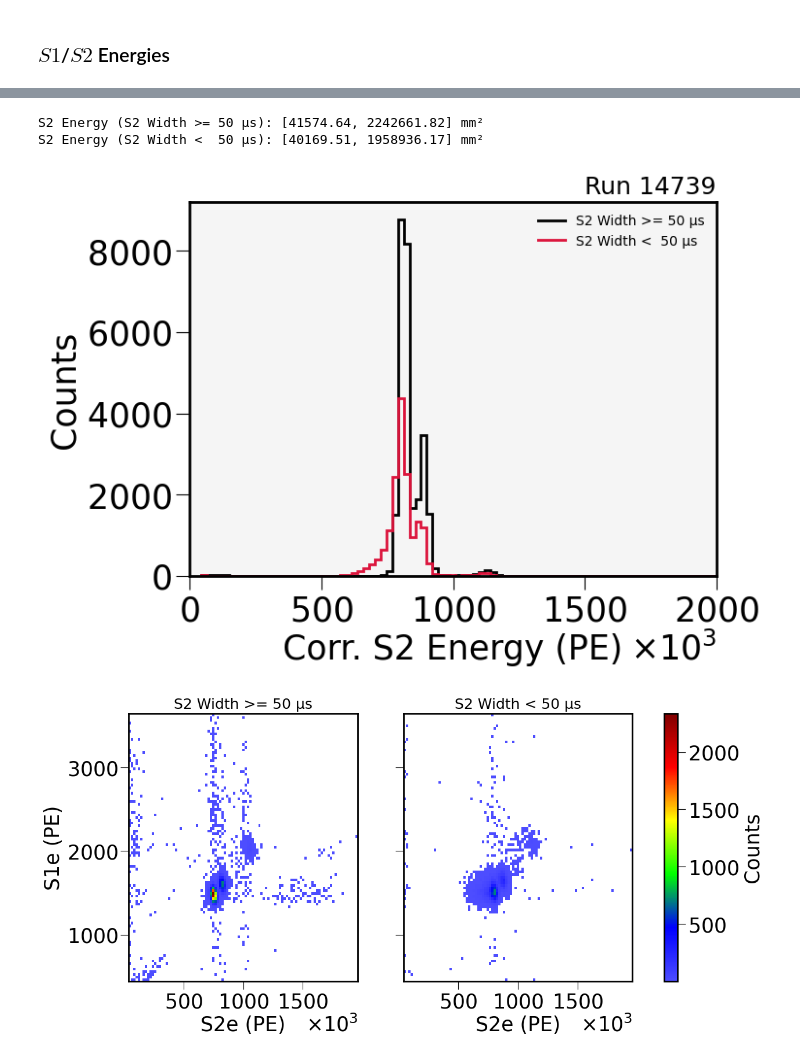
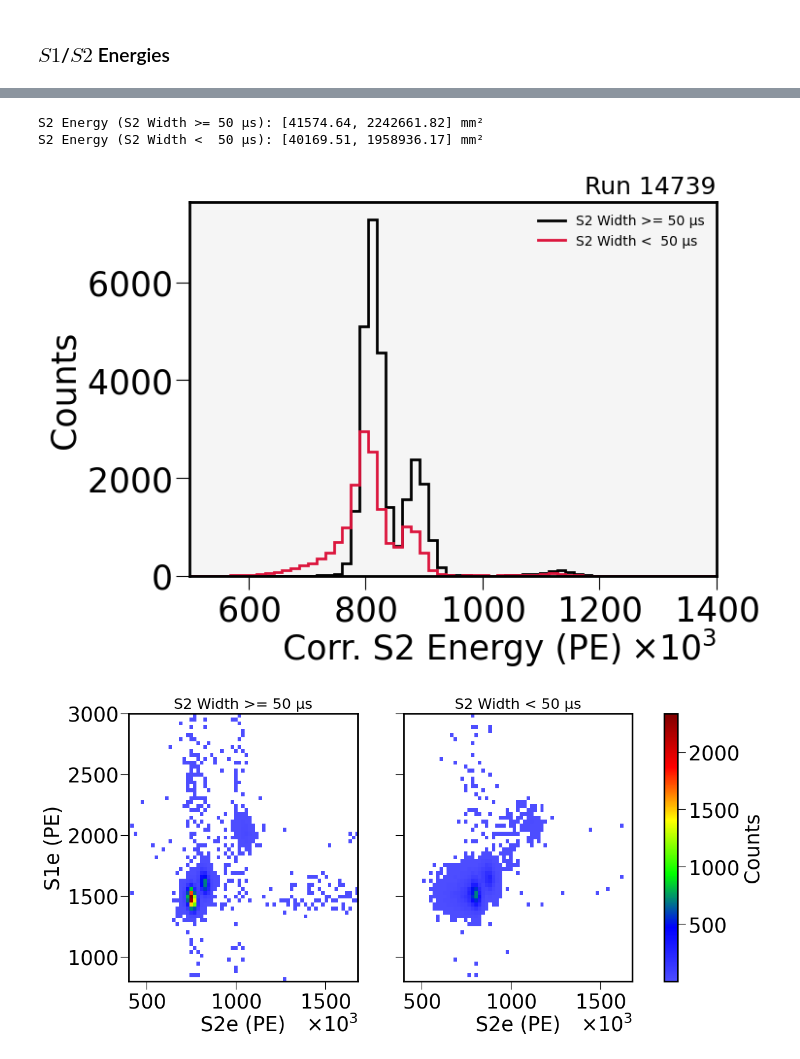
Before and after one commit to camacortespar/next-analysis, a Jupyter notebook: NEXT-100/Rn_analysis/notebooks/Selection_Criteria.ipynb, the cells around one changed output, grey strips where cells are left out. Drawn from its saved outputs; the diff is of its cells as text; code cells hidden in the pictures.

```diff
--- a/NEXT-100/Rn_analysis/notebooks/Selection_Criteria.ipynb
+++ b/NEXT-100/Rn_analysis/notebooks/Selection_Criteria.ipynb
@@ -1207,7 +1161,7 @@ s2_more_50_df
 # %%
 # Global
-n_bins = 100
-E1_min = 0; E1_max = 3e3
+n_bins = 150
+E1_min = 1e3; E1_max = 2.5e3
 plt.figure(figsize=(7, 5))
 
 # ----- Define the Binning ----- #
@@ -1241,7 +1195,7 @@ plt.ylabel('Counts')
 plt.legend(loc='upper right', fontsize=10, facecolor='None')
 plt.title(f'Run 14739', fontsize=18, loc='right')
 
-plt.axvline(x=1000, c='gray', ls='--', lw=1.0)
+# plt.axvline(x=1000, c='gray', ls='--', lw=1.0)
 
 plt.gca().set_facecolor("whitesmoke")
 plt.show()
@@ -1252,7 +1206,7 @@ S1 Energy (S2 Width <  50 μs): [390.88, 3646.72] mm²
 # %%
 # Global
-n_bins = 100
-E2_min = 0;  E2_max = 2000e3
+n_bins = 150
+E2_min = 500e3;  E2_max = 1400e3
 plt.figure(figsize=(7, 5))
 
 # ----- Define the Binning ----- #
@@ -1292,7 +1246,7 @@ plt.show()
 # %% [output]
 S2 Energy (S2 Width >= 50 μs): [41574.64, 2242661.82] mm²
 S2 Energy (S2 Width <  50 μs): [40169.51, 1958936.17] mm²
-[figure, old version]
+[figure, new version]
 # %%
 # # Global
 # n_bins = 50
@@ -1353,31 +1307,33 @@ for i, dataframe in enumerate(list_of_dfs):
     S2e_S1e_map, ex, ey = crudo.pt.hist_2D(S2e, S1e, x_bins=n_bins, y_bins=n_bins)
     S2e_S1e_map         = np.ma.masked_where(S2e_S1e_map==0, S2e_S1e_map)
 
     # Store the 2D histogram for each dataframe
     if i == 0:
         S2e_S1e_map_more = S2e_S1e_map
     else:
         S2e_S1e_map_less = S2e_S1e_map
 
 # Determine the common color scale limits
 vmin = min(S2e_S1e_map_more.min(), S2e_S1e_map_less.min())
 vmax = max(S2e_S1e_map_more.max(), S2e_S1e_map_less.max())
 
 # --- Plotting --- #
 # Iterate again to plot each 2D histogram
 for i, (dataframe, title) in enumerate(zip([S2e_S1e_map_more, S2e_S1e_map_less], ['S2 Width >= 50 μs', 'S2 Width < 50 μs'])):
     im = axes[i].pcolormesh(ex, ey, dataframe.T, cmap=crudo.pt.custom_hsv, shading='auto', vmin=vmin, vmax=vmax)
     axes[i].set_title(title, fontsize=18)
     axes[i].set_xlabel('S2e (PE)')
+    axes[i].set_xlim(0.8*E2_min, 1.2*E2_max)
     axes[i].ticklabel_format(axis='x', style='sci', scilimits=(3, 3))
     # axes[i].axhline(y=1500, color='red', linestyle='--', linewidth=1.5)
     if i == 0:
         axes[i].set_ylabel('S1e (PE)')
+        axes[i].set_ylim(0.8*E1_min, 1.2*E1_max)
 
 # Add a common colorbar
 cbar = fig.colorbar(im, ax=axes, location='right', shrink=1.0, label='Counts')
 
 # plt.tight_layout()
 plt.show()
 # %% [output]
-[figure, old version]
+[figure, new version]
```
Also changed, not shown: parts of 4 cells of this notebook, 5 other files.
